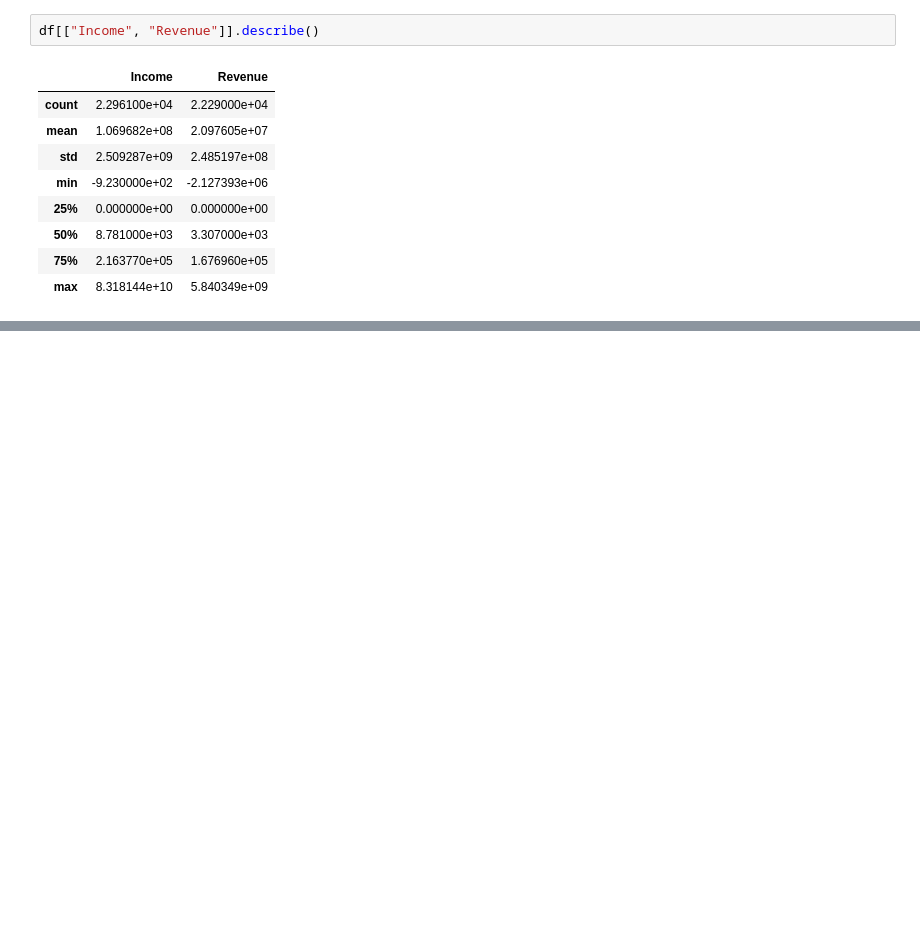
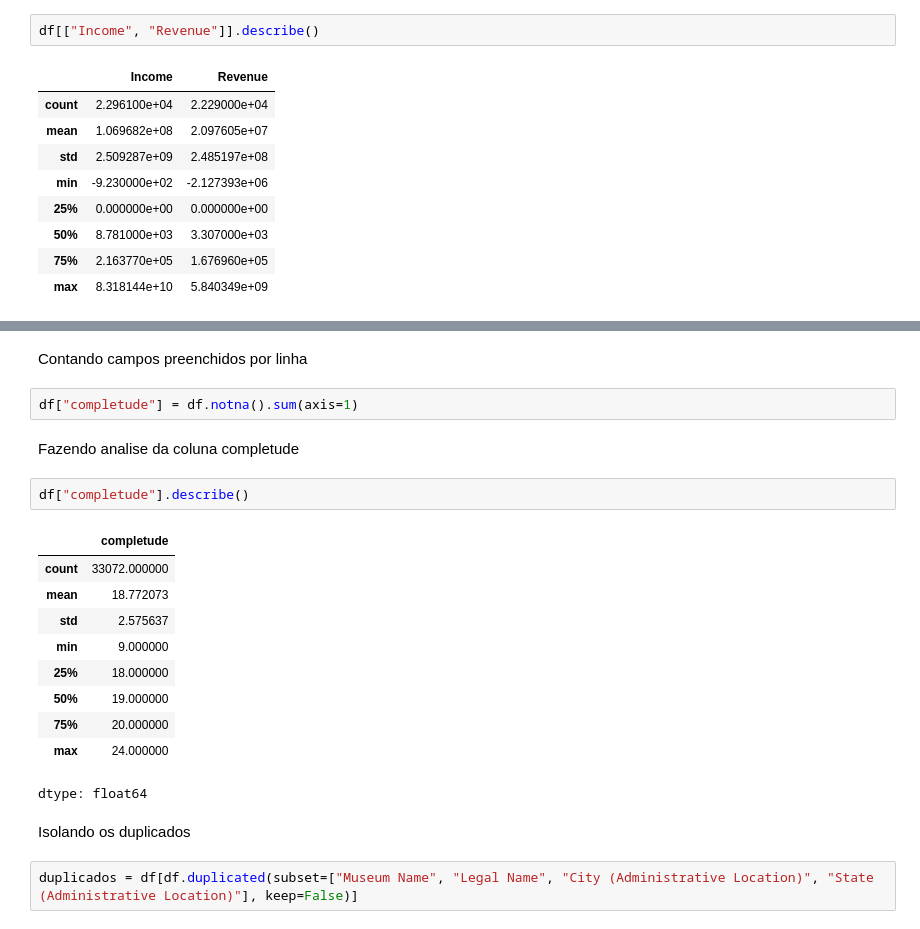
Before and after one commit to walenkildely/data2-museum-analise, a Jupyter notebook: notebook/data2-museum-analise.ipynb, the cells around one changed output, grey strips where cells are left out. Saved outputs shown, nothing was run; the diff lists cells and outputs as text; blank space fills up the shorter version.

Commit message:
feat: diagnostica duplicados e define criterios de desempate

```diff
--- a/notebook/data2-museum-analise.ipynb
+++ b/notebook/data2-museum-analise.ipynb
@@ -113,0 +165,23 @@ df[["Income", "Revenue"]].describe()
+# %% [markdown]
+Contando campos preenchidos por linha
+# %%
+df["completude"] = df.notna().sum(axis=1)
+# %% [markdown]
+Fazendo analise da coluna completude
+# %%
+df["completude"].describe()
+# %% [output]
+|  | completude |
+| count | 33072.000000 |
+| mean | 18.772073 |
+| std | 2.575637 |
+| min | 9.000000 |
+| 25% | 18.000000 |
+| 50% | 19.000000 |
+| 75% | 20.000000 |
+| max | 24.000000 |
+dtype: float64
+# %% [markdown]
+Isolando os duplicados
+# %%
+duplicados = df[df.duplicated(subset=["Museum Name", "Legal Name", "City (Administrative Location)", "State (Administrative Location)"], keep=False)]
```
Also changed, not shown: parts of 18 cells of this notebook.
